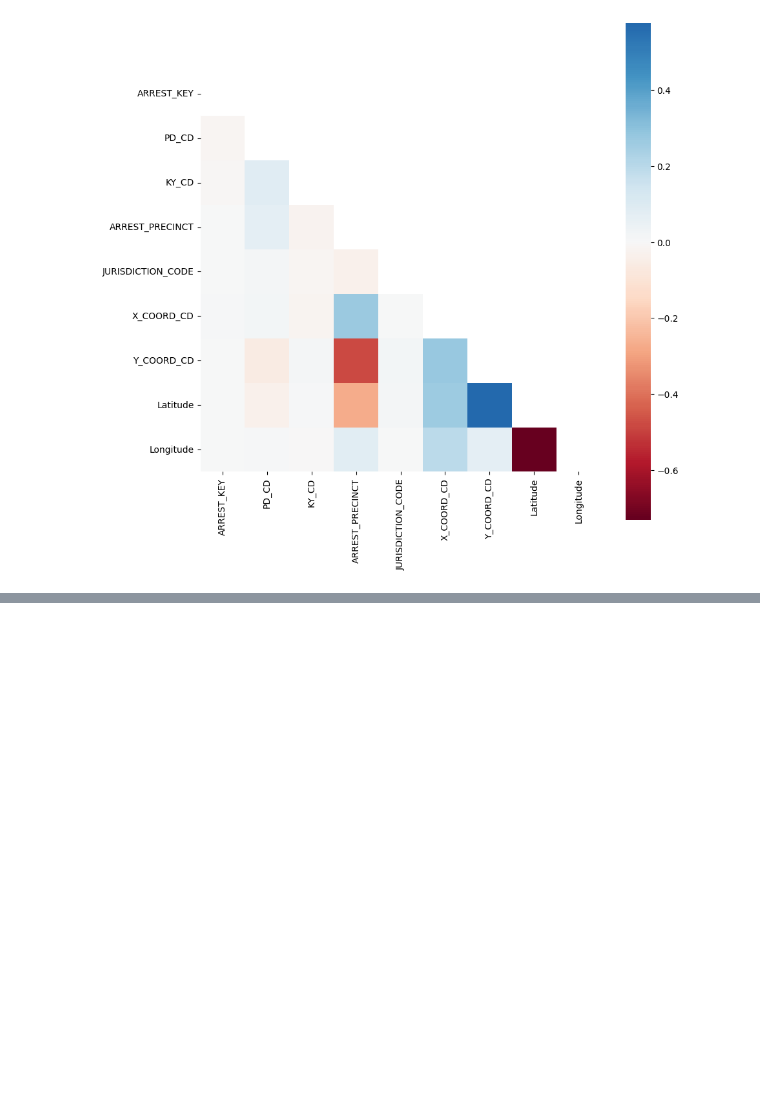
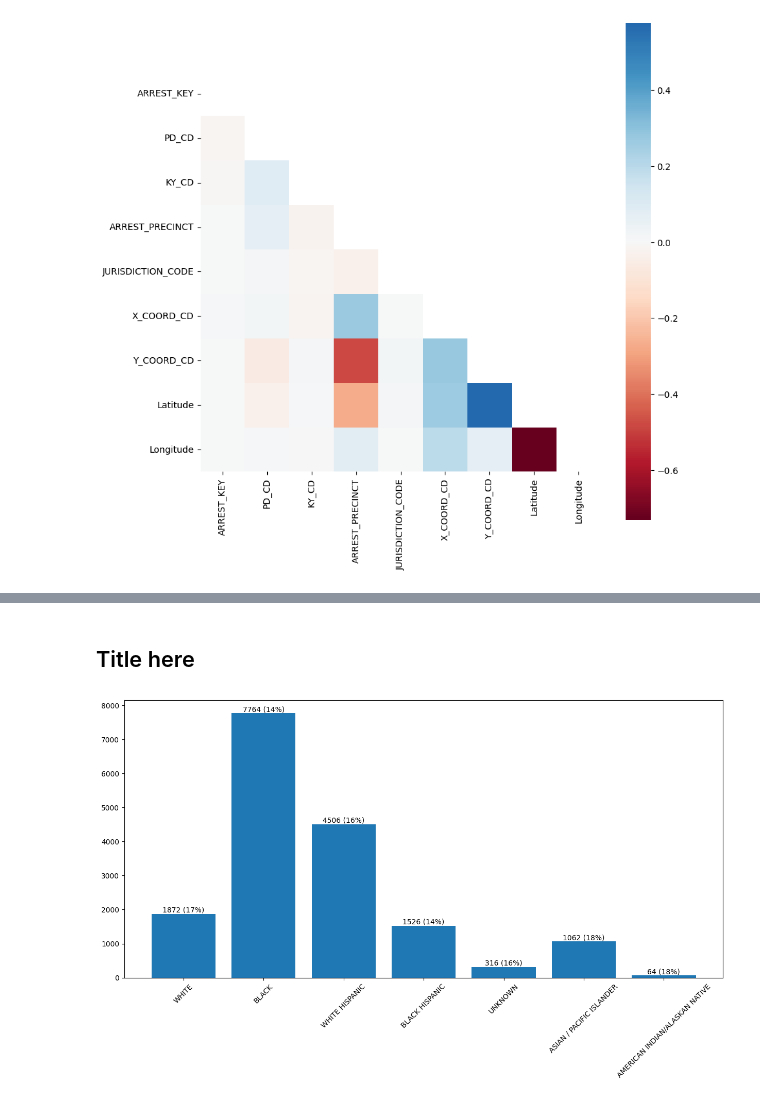
Before and after one commit to gigachad0209/Final-Project-LTKHDL, a Jupyter notebook: Data_exploration_2.ipynb, the cells around one changed output, grey strips where cells are left out. Cells and saved outputs as stored; diff of their text form; code cells hidden in the pictures; blank space fills up the shorter version.

```diff
--- a/Data_exploration_2.ipynb
+++ b/Data_exploration_2.ipynb
@@ -41,0 +59,21 @@ plt.show()
+# %% [markdown]
+## Title here
+# %%
+
+fig, ax = plt.subplots(figsize=(15, 7))
+bar = ax.bar(race_dict.keys(), [race_dict[race]['OFNS_DESC'].value_counts().iloc[0] for race in race_dict.keys()])
+x_labels = [str(round(race_dict[race]['OFNS_DESC'].value_counts().iloc[0])) + ' (' +
+            str(round(race_dict[race]['OFNS_DESC'].value_counts().iloc[0] * 100/len(race_dict[race]))) + '%)' for race in race_dict.keys()]
+x_labels
+rects = ax.patches
+
+for rect, label in zip(rects, x_labels):
+    height = rect.get_height()
+    ax.text(
+        rect.get_x() + rect.get_width() / 2, height + 5, label, ha="center", va="bottom"
+    )
+
+plt.xticks(rotation = 45)
+plt.show()
+# %% [output]
+[figure, added]
```
Also changed, not shown: parts of 3 cells of this notebook.
